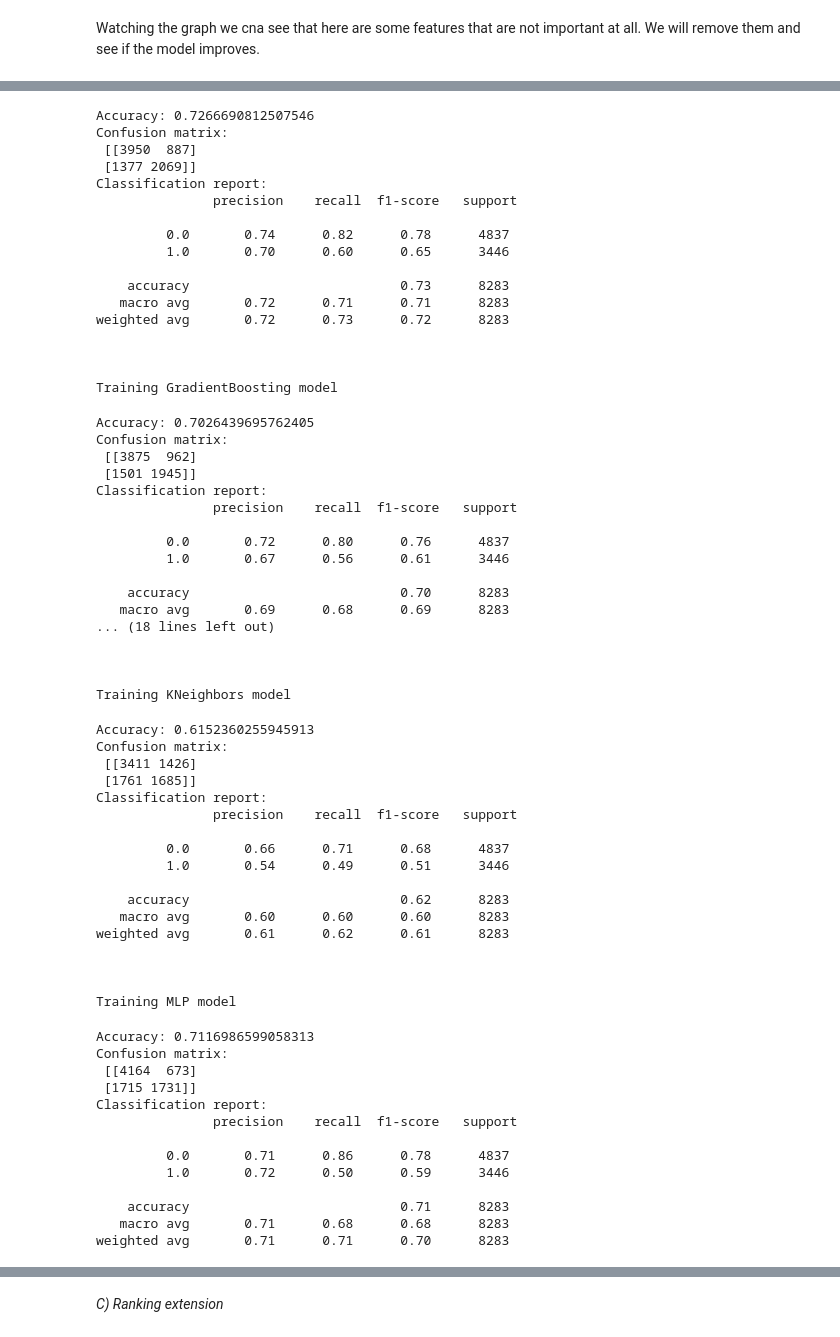
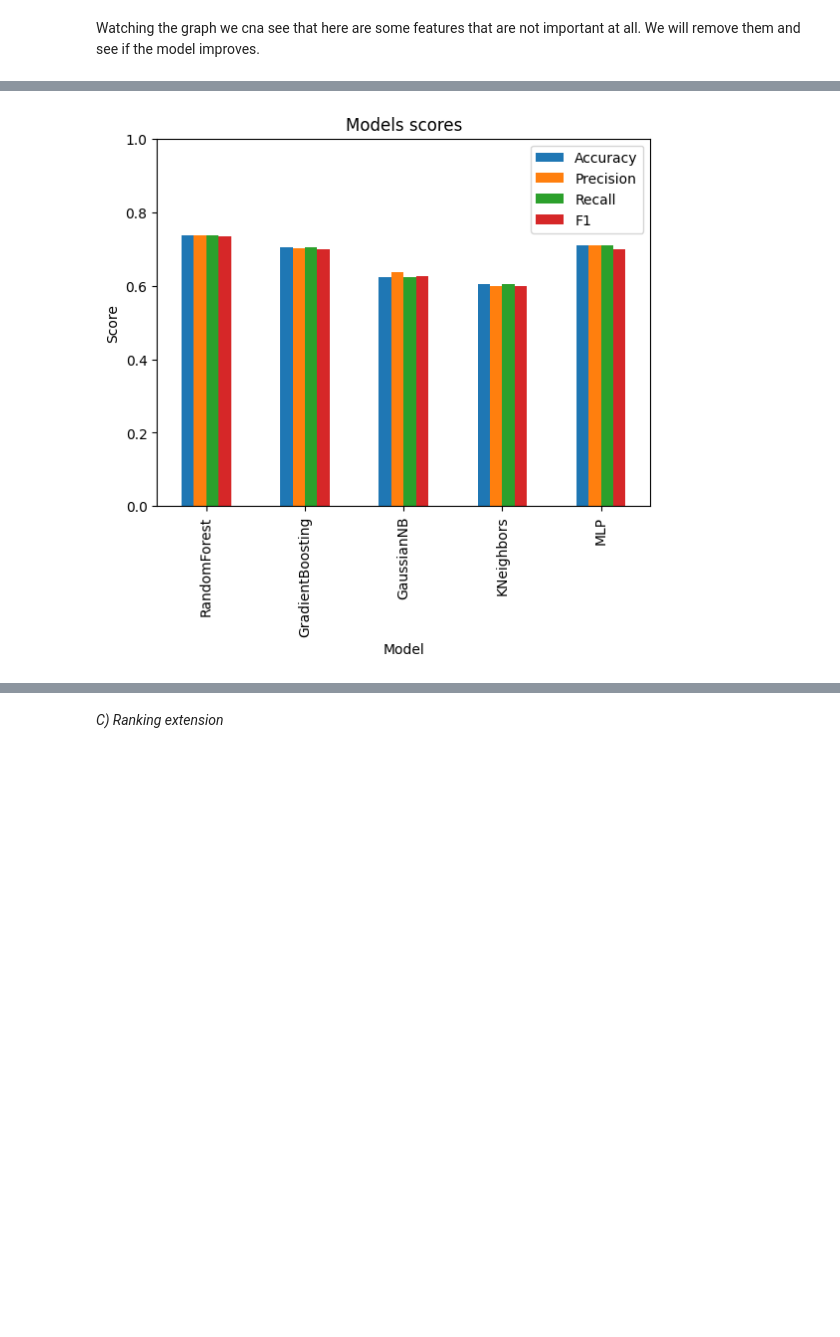
Before and after one commit to danieleavolio/Information-Processing-and-Retrieval, a Jupyter notebook: Project2/Code/G08_P2_notebook.ipynb, the cells around one changed output, grey strips where cells are left out. Cells and saved outputs as stored; diff of their text form; code cells hidden in the pictures; blank space fills up the shorter version.

```diff
--- a/Project2/Code/G08_P2_notebook.ipynb
+++ b/Project2/Code/G08_P2_notebook.ipynb
@@ -1043,15 +1018,20 @@ for category, data in categories.items():
     y_test = pd.concat([y_test, y_test_category])
 
 
+scores = pd.DataFrame(columns=["Accuracy", "Precision", "Recall", "F1"], index=models.keys())
 # Train each model
 for name, model in models.items():
     print(f"Training {name} model")
     model.fit(X_train, y_train)
     y_pred = model.predict(X_test)
     accuracy = accuracy_score(y_test, y_pred)
+    precision,recall,f1,support = metrics.precision_recall_fscore_support(y_test, y_pred, average='weighted')
     print(f"Accuracy: {accuracy}")
     print(f"Confusion matrix: \n {confusion_matrix(y_test, y_pred)}")
     print(f"Classification report: \n {classification_report(y_test, y_pred)}")
     print("\n")
+    scores.loc[name] = [accuracy, precision, recall, f1]
+
+plot_models_scores(scores)
 # %% [output]
 Training RandomForest model
@@ -1058,67 +1054,4 @@ Training RandomForest model
-Accuracy: 0.7266690812507546
-Confusion matrix:
- [[3950  887]
- [1377 2069]]
-Classification report:
-               precision    recall  f1-score   support
-
-         0.0       0.74      0.82      0.78      4837
-         1.0       0.70      0.60      0.65      3446
-
-    accuracy                           0.73      8283
-   macro avg       0.72      0.71      0.71      8283
-weighted avg       0.72      0.73      0.72      8283
-
-
-
-Training GradientBoosting model
-Accuracy: 0.7026439695762405
-Confusion matrix:
- [[3875  962]
- [1501 1945]]
-Classification report:
-               precision    recall  f1-score   support
-
-         0.0       0.72      0.80      0.76      4837
-         1.0       0.67      0.56      0.61      3446
-
-    accuracy                           0.70      8283
-   macro avg       0.69      0.68      0.69      8283
-... (18 lines left out)
-
-
-
-Training KNeighbors model
-Accuracy: 0.6152360255945913
-Confusion matrix:
- [[3411 1426]
- [1761 1685]]
-Classification report:
-               precision    recall  f1-score   support
-
-         0.0       0.66      0.71      0.68      4837
-         1.0       0.54      0.49      0.51      3446
-
-    accuracy                           0.62      8283
-   macro avg       0.60      0.60      0.60      8283
-weighted avg       0.61      0.62      0.61      8283
-
-
-
-Training MLP model
-Accuracy: 0.7116986599058313
-Confusion matrix:
- [[4164  673]
- [1715 1731]]
-Classification report:
-               precision    recall  f1-score   support
-
-         0.0       0.71      0.86      0.78      4837
-         1.0       0.72      0.50      0.59      3446
-
-    accuracy                           0.71      8283
-   macro avg       0.71      0.68      0.68      8283
-weighted avg       0.71      0.71      0.70      8283
+[figure, added]
 # %%
 import seaborn as sns
 from sklearn.metrics import confusion_matrix
```
Also changed, not shown: parts of 29 cells of this notebook.
